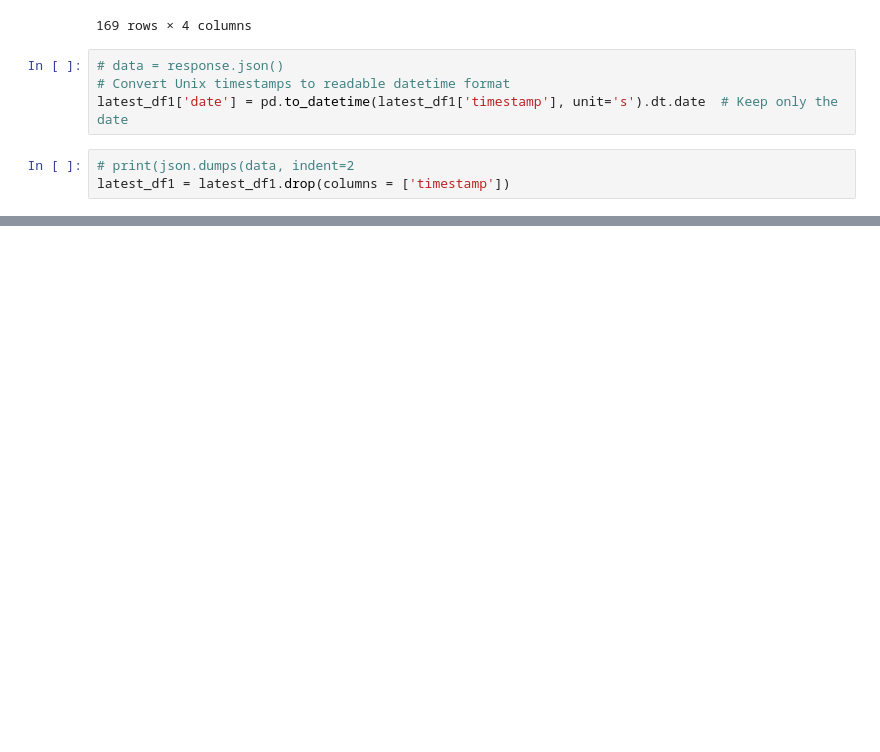
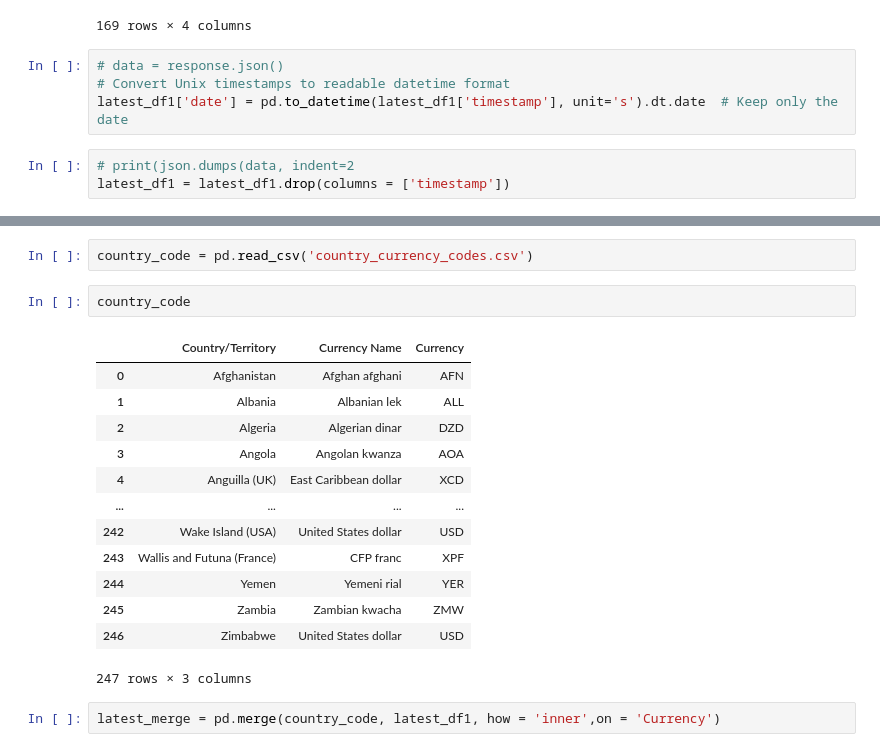
Before and after one commit to salu218/Api_test, a Jupyter notebook: Exchange_rate.ipynb, the cells around one changed output, grey strips where cells are left out. Cells and saved outputs as stored; diff of their text form; blank space fills up the shorter version.

```diff
--- a/Exchange_rate.ipynb
+++ b/Exchange_rate.ipynb
@@ -361 +315,21 @@ latest_df1
 169 rows × 4 columns
+# %%
+country_code = pd.read_csv('country_currency_codes.csv')
+# %%
+country_code
+# %% [output]
+|  | Country/Territory | Currency Name | Currency |
+| 0 | Afghanistan | Afghan afghani | AFN |
+| 1 | Albania | Albanian lek | ALL |
+| 2 | Algeria | Algerian dinar | DZD |
+| 3 | Angola | Angolan kwanza | AOA |
+| 4 | Anguilla (UK) | East Caribbean dollar | XCD |
+| ... | ... | ... | ... |
+| 242 | Wake Island (USA) | United States dollar | USD |
+| 243 | Wallis and Futuna (France) | CFP franc | XPF |
+| 244 | Yemen | Yemeni rial | YER |
+| 245 | Zambia | Zambian kwacha | ZMW |
+| 246 | Zimbabwe | United States dollar | USD |
+247 rows × 3 columns
+# %%
+latest_merge = pd.merge(country_code, latest_df1, how = 'inner',on = 'Currency')
```
Also changed, not shown: parts of 14 cells of this notebook.
